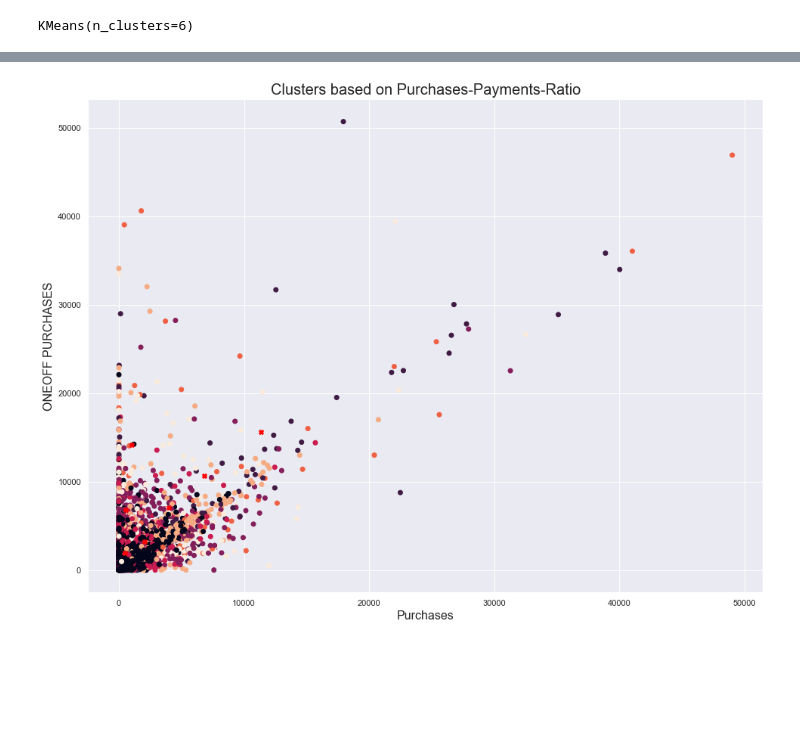
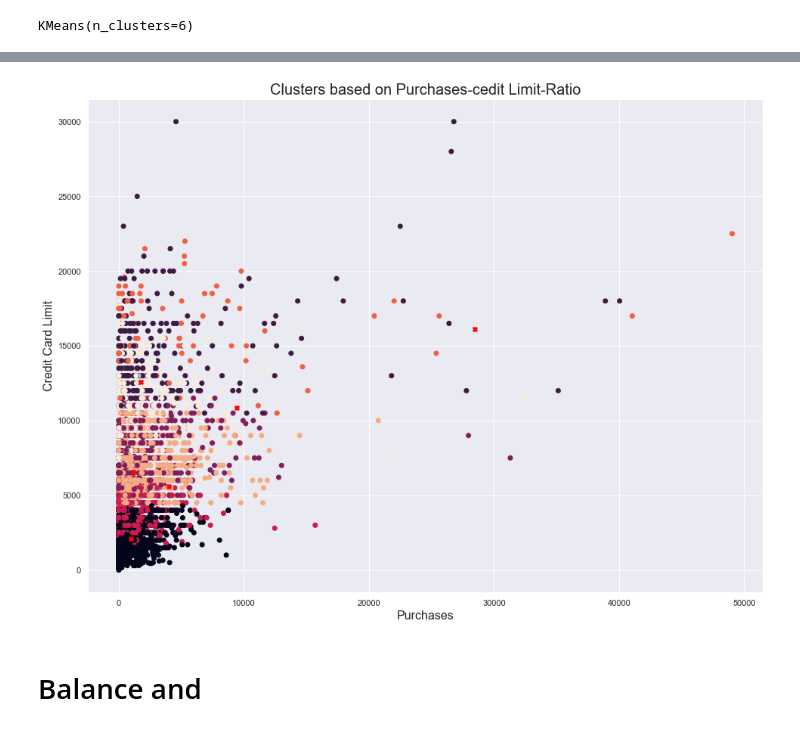
Before and after one commit to Jruz9/customer-targeting-using-cerdit-card-data, a Jupyter notebook: customerTargetingUsingCreditCardData.ipynb, the cells around one changed output, grey strips where cells are left out. Cells and saved outputs as stored; diff of their text form; code cells hidden in the pictures; blank space fills up the shorter version.

```diff
--- a/customerTargetingUsingCreditCardData.ipynb
+++ b/customerTargetingUsingCreditCardData.ipynb
@@ -202,6 +203,6 @@ plt.show()
 # %%
 # purchases and payment combination:
 
-purchaseAndPayments=secondDataset[["PURCHASES","ONEOFFPURCHASESFREQUENCY"]]
+purchaseAndCreditCardLimit=secondDataset[["PURCHASES","CREDIT_LIMIT"]]
 # %%
 plt.figure(figsize = (16, 12))
@@ -215,12 +216,12 @@ plt.show()
 # %%
 # Scaling and  fit transformation
-purchaseAndPaymentsScaler=StandardScaler()
-purchaseAndpaymentsTransformed=purchaseAndPaymentsScaler.fit_transform(purchaseAndPayments)
+purchaseAndCreditCardLimitScaler=StandardScaler()
+purchaseAndCreditCardLimitTransformed=purchaseAndCreditCardLimitScaler.fit_transform(purchaseAndCreditCardLimit)
 # %%
 # cluster and k mean
 
-purchaseAndPaymentModel=KMeans(n_clusters=6)
-purchaseAndPaymentModel.fit(purchaseAndpaymentsTransformed)
+purchaseAndCreditCardLimitModel=KMeans(n_clusters=6)
+purchaseAndCreditCardLimitModel.fit(purchaseAndCreditCardLimitTransformed)
 # %% [output]
 KMeans(n_clusters=6)
 # %%
@@ -233,7 +234,7 @@ print(purchaseAndPaymentsLabels)
 # %%
 # centers
 
-purchaseAndPaymentsCenter = purchaseAndPaymentModel.cluster_centers_
-purchaseAndPaymentsCenters_Transformed = scaler.inverse_transform(centers)
-print(scaler.inverse_transform(purchaseAndPaymentsCenter))
+purchaseAndCreditCardLimitCenter = purchaseAndCreditCardLimitModel.cluster_centers_
+purchaseAndCreditCardLimitCenters_Transformed = scaler.inverse_transform(purchaseAndCreditCardLimitCenter)
+print(scaler.inverse_transform(purchaseAndCreditCardLimitCenter))
 # %% [output]
@@ -246,10 +247,12 @@ print(scaler.inverse_transform(purchaseAndPaymentsCenter))
 # %%
 plt.figure(figsize = (16, 12))
-plt.title("Clusters based on Purchases-Payments-Ratio", fontsize = 20)
-plt.scatter(secondDataset["PURCHASES"], secondDataset["PAYMENTS"], c = labels)
-plt.scatter(purchaseAndPaymentsCenters_Transformed[:, 0], purchaseAndPaymentsCenters_Transformed[:, 1], c = "red", marker = "X")
+plt.title("Clusters based on Purchases-cedit Limit-Ratio", fontsize = 20)
+plt.scatter(secondDataset["PURCHASES"], secondDataset["CREDIT_LIMIT"], c = labels)
+plt.scatter(purchaseAndCreditCardLimitCenters_Transformed[:, 0], purchaseAndCreditCardLimitCenters_Transformed[:, 1], c = "red", marker = "X")
 plt.xlabel("Purchases", fontsize = 16)
-plt.ylabel("ONEOFF PURCHASES", fontsize = 16)
+plt.ylabel("Credit Card Limit", fontsize = 16)
 plt.show()
 # %% [output]
-[figure, old version]
+[figure, new version]
+# %% [markdown]
+# Balance and
```
Also changed, not shown: parts of 5 cells of this notebook.
